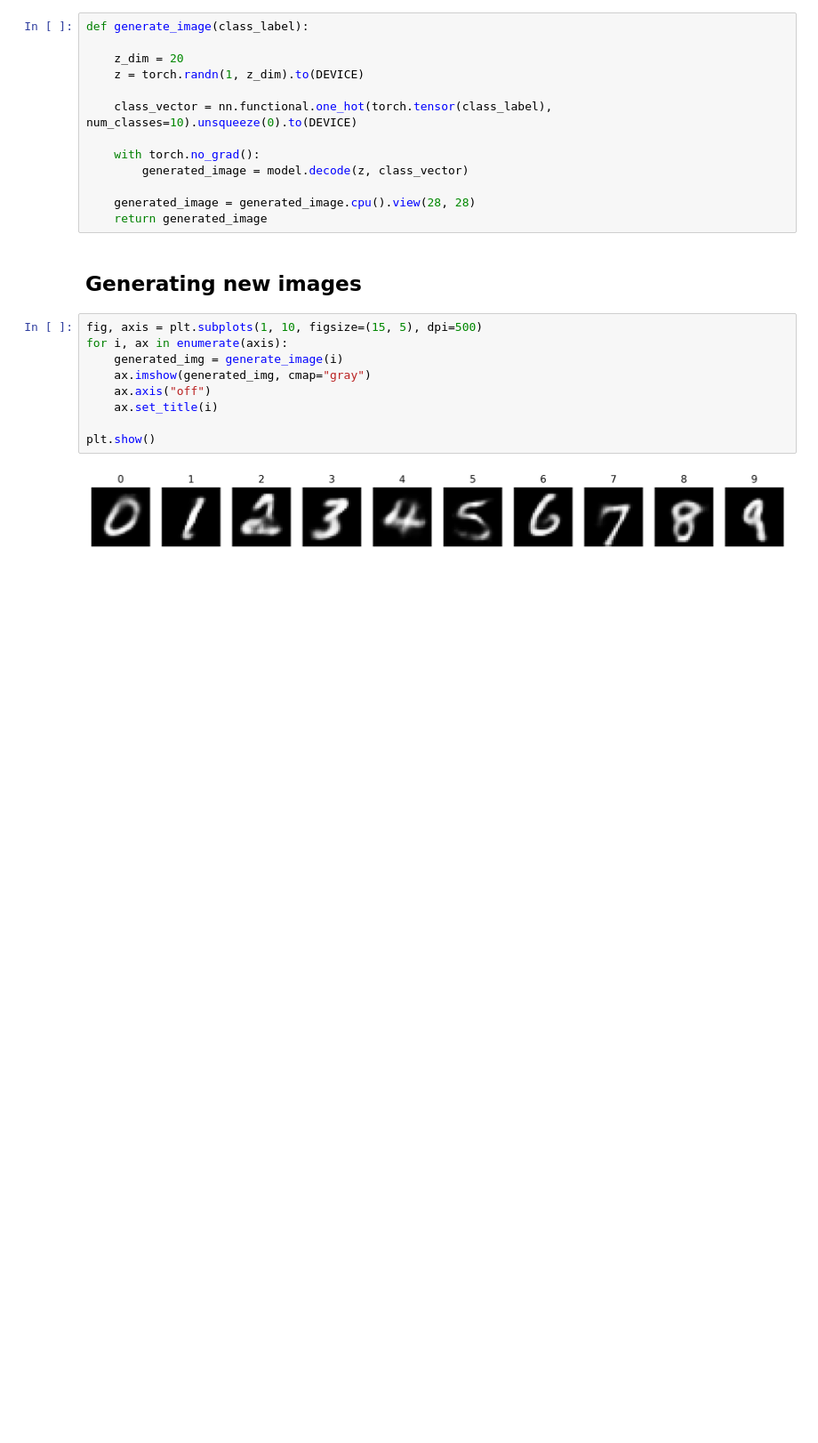
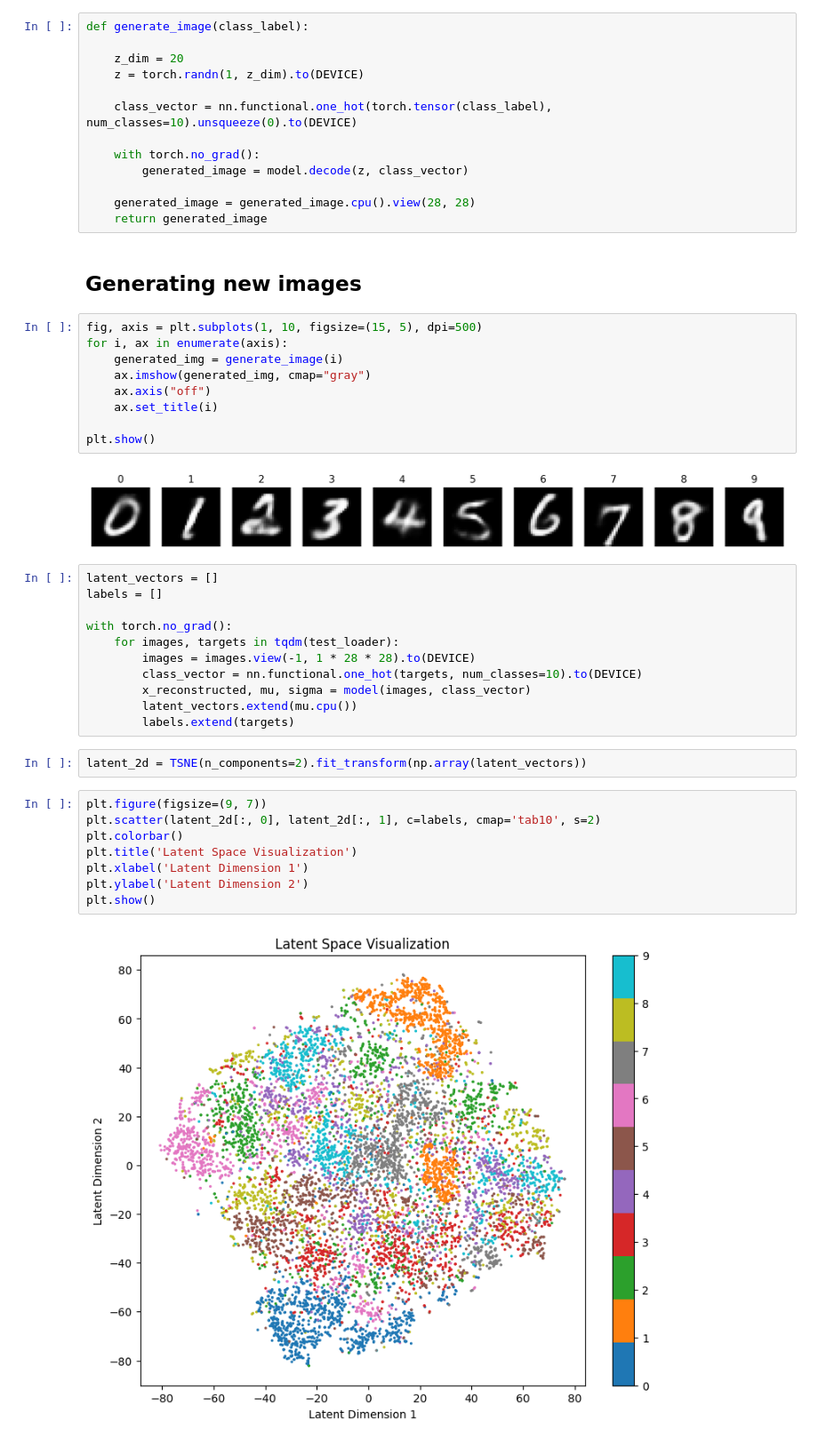
Before and after one commit to AtiqurRahmanAni/ml-algos, a Jupyter notebook: Conditional-VAE/CVAE.ipynb, the cells around one changed output. Shown at 89% size. Saved outputs shown, nothing was run; the diff lists cells and outputs as text; blank space fills up the shorter version.

```diff
--- a/Conditional-VAE/CVAE.ipynb
+++ b/Conditional-VAE/CVAE.ipynb
@@ -198,3 +193,26 @@ for i, ax in enumerate(axis):
 plt.show()
 # %% [output]
 [figure]
+# %%
+latent_vectors = []
+labels = []
+
+with torch.no_grad():
+    for images, targets in tqdm(test_loader):
+        images = images.view(-1, 1 * 28 * 28).to(DEVICE)
+        class_vector = nn.functional.one_hot(targets, num_classes=10).to(DEVICE)
+        x_reconstructed, mu, sigma = model(images, class_vector)
+        latent_vectors.extend(mu.cpu())
+        labels.extend(targets)
+# %%
+latent_2d = TSNE(n_components=2).fit_transform(np.array(latent_vectors))
+# %%
+plt.figure(figsize=(9, 7))
+plt.scatter(latent_2d[:, 0], latent_2d[:, 1], c=labels, cmap='tab10', s=2)
+plt.colorbar()
+plt.title('Latent Space Visualization')
+plt.xlabel('Latent Dimension 1')
+plt.ylabel('Latent Dimension 2')
+plt.show()
+# %% [output]
+[figure, added]
```
Also changed, not shown: parts of 5 cells of this notebook, 3 other files.
